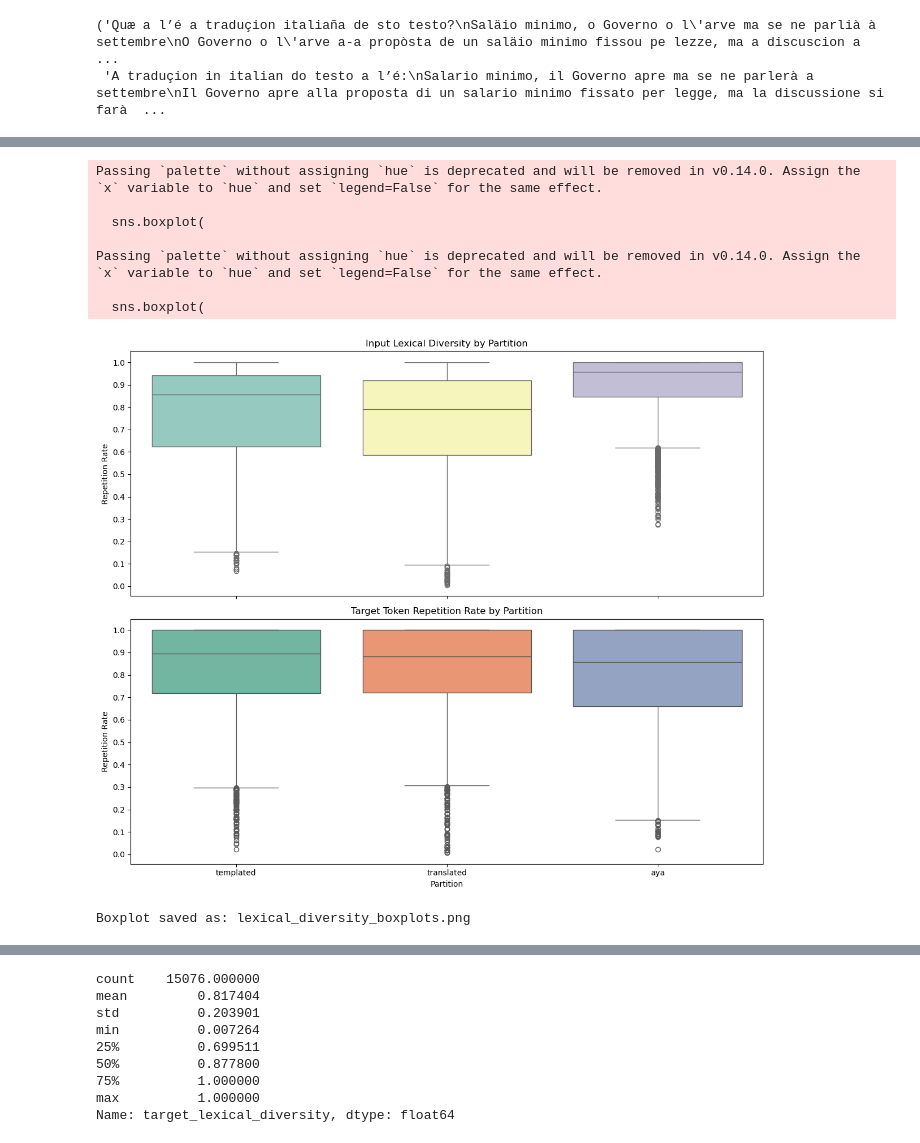
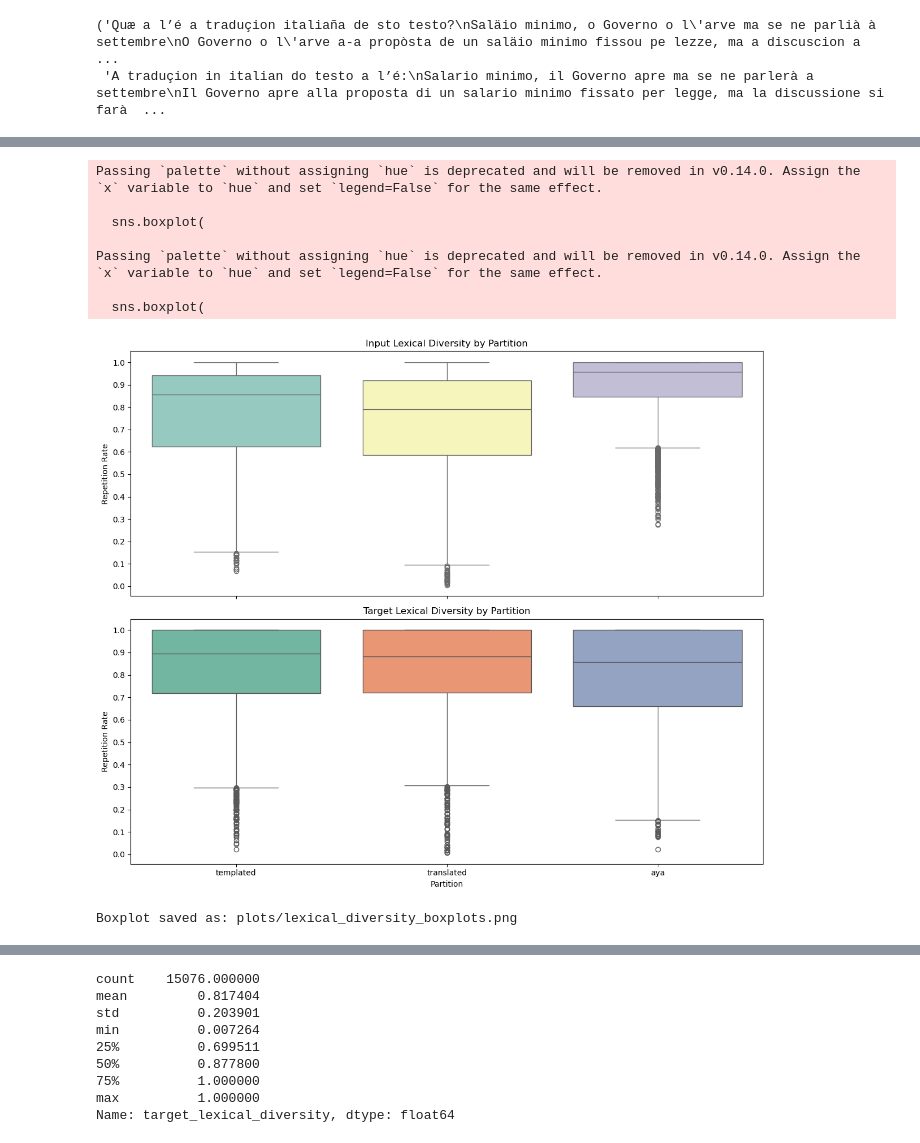
Before and after one commit to dipikakhullar/aya-data-quality, a Jupyter notebook: metricsv1.ipynb, the cells around one changed output, grey strips where cells are left out. Cells and saved outputs as stored; diff of their text form; code cells hidden in the pictures.

Commit message:
cleaning up code
Signed-off-by: Dipika Khullar <dkhullar98@berkeley.edu>

```diff
--- a/metricsv1.ipynb
+++ b/metricsv1.ipynb
@@ -25,21 +11,0 @@ The **Token Repetition Rate** helps identify redundant or low-quality data in a
-# %%
-# Metric 2: Token Repetition Rate
-def lexical_diversity(text, tokenizer):
-    """
-    Compute token repetition rate as the proportion of repeated tokens
-    using a multilingual model tokenizer.
-    """
-    tokens = tokenizer.tokenize(text)
-    unique_tokens = set(tokens)
-    return (len(unique_tokens) / len(tokens)) if tokens else 0
-
-
-"""
-
-2-gram, 3-gram, 4-gram
-My name is is dipika
-
-
-my name is dipika, your name is .., his name is...
-
-"""
@@ -183,35 +76,36 @@ sns.boxplot(
 axs[0].set_title("Input Lexical Diversity by Partition")
 axs[0].set_ylabel("Repetition Rate")
 axs[0].set_yticks([i * 0.1 for i in range(11)])  # Set y-axis ticks
 
 # Plot target_token_repetition_rate boxplot
 sns.boxplot(
     data=df,
     x="aya_partition",
     y="target_lexical_diversity",
     palette="Set2",
     ax=axs[1]
 )
-axs[1].set_title("Target Token Repetition Rate by Partition")
+axs[1].set_title("Target Lexical Diversity by Partition")
 axs[1].set_ylabel("Repetition Rate")
 axs[1].set_xlabel("Partition")
 axs[1].set_yticks([i * 0.1 for i in range(11)])  # Set y-axis ticks
 
 # Adjust layout and save the plot
 plt.tight_layout()
-output_boxplot_path = "lexical_diversity_boxplots.png"
+os.makedirs("plots", exist_ok=True)
+output_boxplot_path = "plots/lexical_diversity_boxplots.png"
 plt.savefig(output_boxplot_path, format="png", dpi=300)
 plt.show()
 
 print(f"Boxplot saved as: {output_boxplot_path}")
 # %% [output]
 Passing `palette` without assigning `hue` is deprecated and will be removed in v0.14.0. Assign the `x` variable to `hue` and set `legend=False` for the same effect.
 
   sns.boxplot(
 
 Passing `palette` without assigning `hue` is deprecated and will be removed in v0.14.0. Assign the `x` variable to `hue` and set `legend=False` for the same effect.
 
   sns.boxplot(
-[figure, old version]
+[figure, new version]
-Boxplot saved as: lexical_diversity_boxplots.png
+Boxplot saved as: plots/lexical_diversity_boxplots.png
 # %%
```
Also changed, not shown: parts of 36 cells of this notebook, 6 other files.
